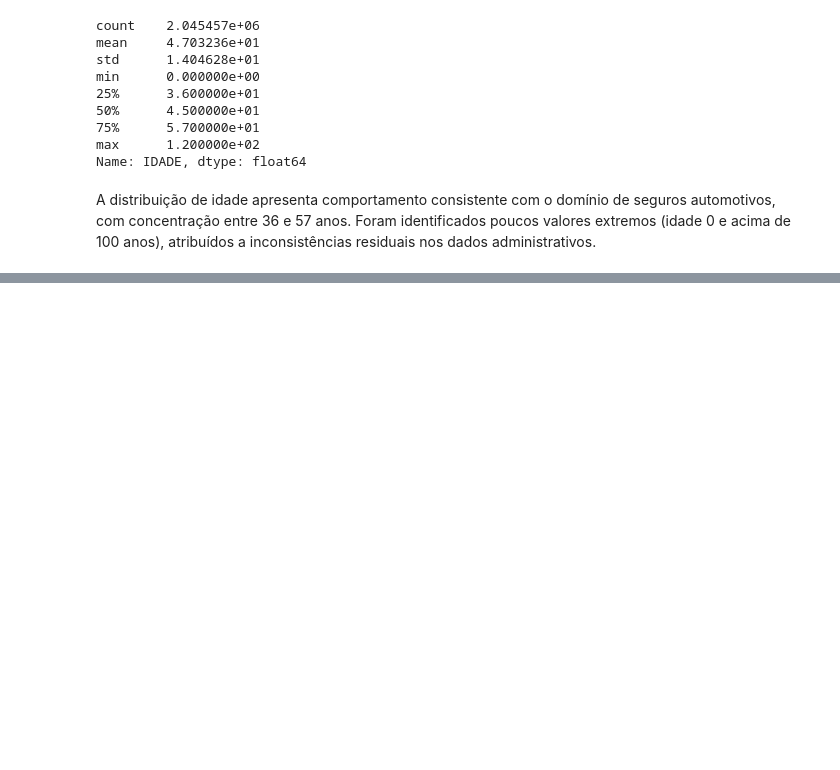
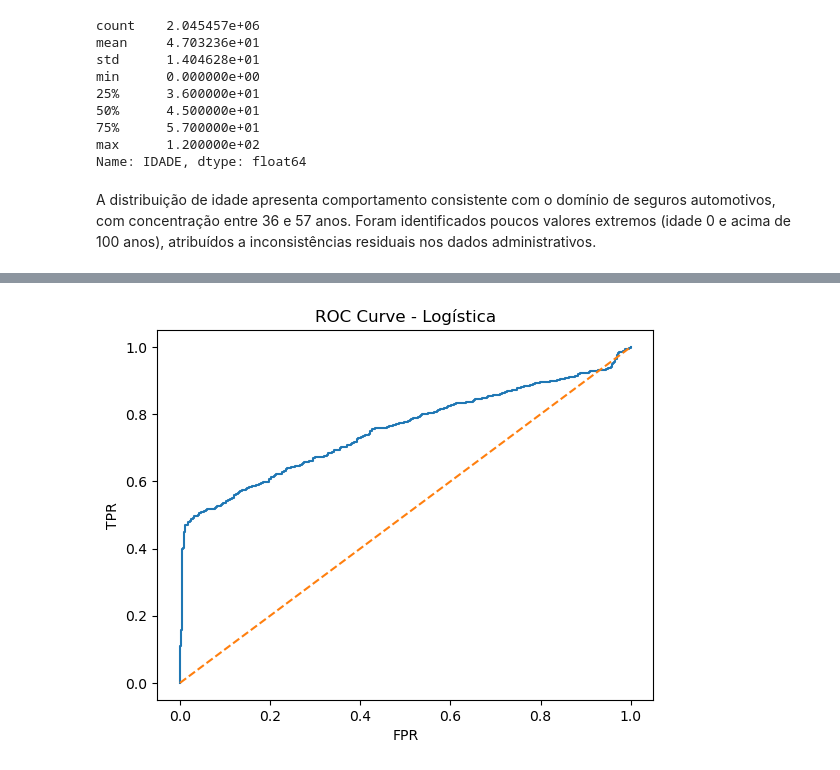
Before and after one commit to Lopeslucas/Data-Science, a Jupyter notebook: [SUSEP] - Seguro Auto/EDA.ipynb, the cells around one changed output, grey strips where cells are left out. Saved outputs shown, nothing was run; the diff lists cells and outputs as text; code cells hidden in the pictures; blank space fills up the shorter version.

```diff
--- a/[SUSEP] - Seguro Auto/EDA.ipynb
+++ b/[SUSEP] - Seguro Auto/EDA.ipynb
@@ -548,0 +715,15 @@ X_train, X_test, y_train, y_test = train_test_split(
+# %%
+pipe = Pipeline(steps=[
+    ('prep', preprocessor),
+    ('model', model)
+])
+# %%
+for col in cat_low + cat_high:
+    df_treated[col] = df_treated[col].astype(str)
+# %%
+X = df_treated[num_cols + cat_low + cat_high]
+
+X_train, X_test = X.loc[train_mask], X.loc[test_mask]
+y_train, y_test = y.loc[train_mask], y.loc[test_mask]
+
+pipe.fit(X_train, y_train)
@@ -548,0 +751,6 @@ X_train, X_test, y_train, y_test = train_test_split(
+# %%
+y_prob = pipe.predict_proba(X_test)[:, 1]
+y_pred = pipe.predict(X_test)
+
+print("AUC:", roc_auc_score(y_test, y_prob))
+print(classification_report(y_test, y_pred))
@@ -548,0 +767,12 @@ X_train, X_test, y_train, y_test = train_test_split(
+# %%
+fpr, tpr, _ = roc_curve(y_test, y_prob)
+
+plt.figure()
+plt.plot(fpr, tpr)
+plt.plot([0, 1], [0, 1], linestyle='--')
+plt.xlabel("FPR")
+plt.ylabel("TPR")
+plt.title("ROC Curve - Logística")
+plt.show()
+# %% [output]
+[figure, added]
```
Also changed, not shown: parts of 69 cells of this notebook, 2 other files.
